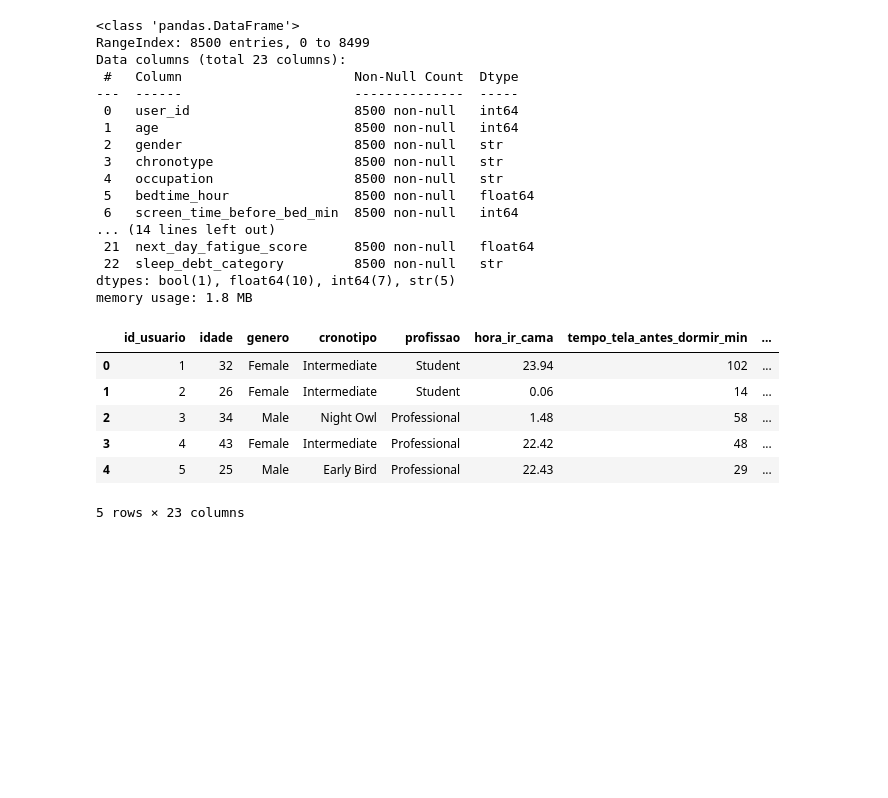
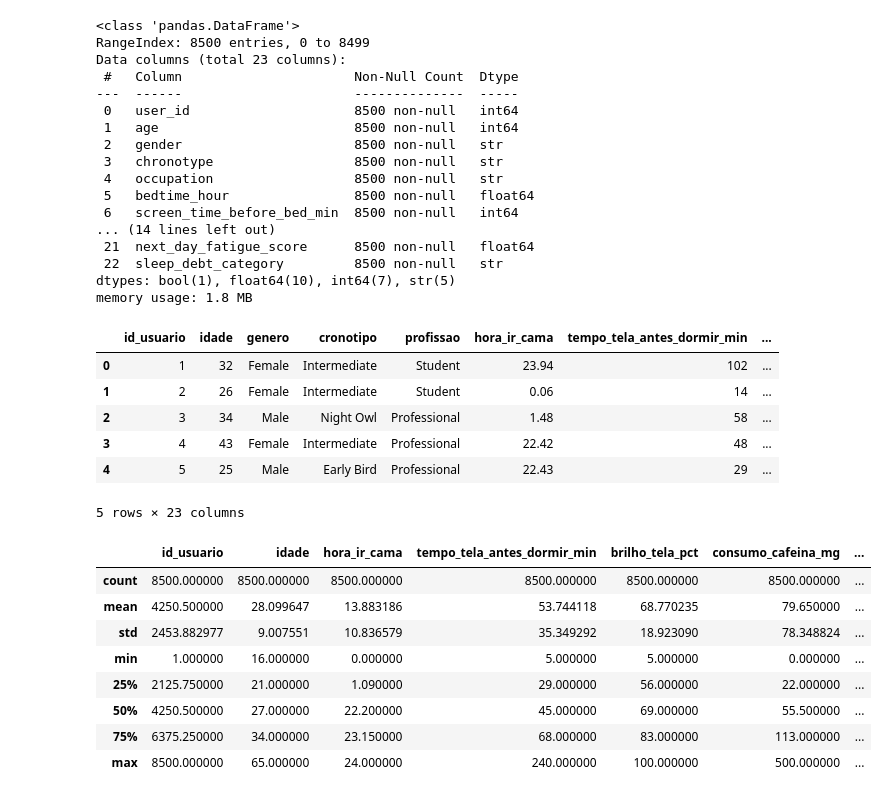
Before and after one commit to rodrigosouza07/AnaliseWeb, a Jupyter notebook: insonia_digital/insonia.ipynb, the cells around one changed output. Cells and saved outputs as stored; diff of their text form; code cells hidden in the pictures; blank space fills up the shorter version.

```diff
--- a/insonia_digital/insonia.ipynb
+++ b/insonia_digital/insonia.ipynb
@@ -93,3 +93,15 @@ insonia.head()
 | 3 | 4 | 43 | Female | Intermediate | Professional | 22.42 | 48 | ... |
 | 4 | 5 | 25 | Male | Early Bird | Professional | 22.43 | 29 | ... |
 5 rows × 23 columns
+# %%
+insonia.describe()
+# %% [output]
+|  | id_usuario | idade | hora_ir_cama | tempo_tela_antes_dormir_min | brilho_tela_pct | consumo_cafeina_mg | ... |
+| count | 8500.000000 | 8500.000000 | 8500.000000 | 8500.000000 | 8500.000000 | 8500.000000 | ... |
+| mean | 4250.500000 | 28.099647 | 13.883186 | 53.744118 | 68.770235 | 79.650000 | ... |
+| std | 2453.882977 | 9.007551 | 10.836579 | 35.349292 | 18.923090 | 78.348824 | ... |
+| min | 1.000000 | 16.000000 | 0.000000 | 5.000000 | 5.000000 | 0.000000 | ... |
+| 25% | 2125.750000 | 21.000000 | 1.090000 | 29.000000 | 56.000000 | 22.000000 | ... |
+| 50% | 4250.500000 | 27.000000 | 22.200000 | 45.000000 | 69.000000 | 55.500000 | ... |
+| 75% | 6375.250000 | 34.000000 | 23.150000 | 68.000000 | 83.000000 | 113.000000 | ... |
+| max | 8500.000000 | 65.000000 | 24.000000 | 240.000000 | 100.000000 | 500.000000 | ... |
```
Also changed, not shown: parts of 1 cell of this notebook.
